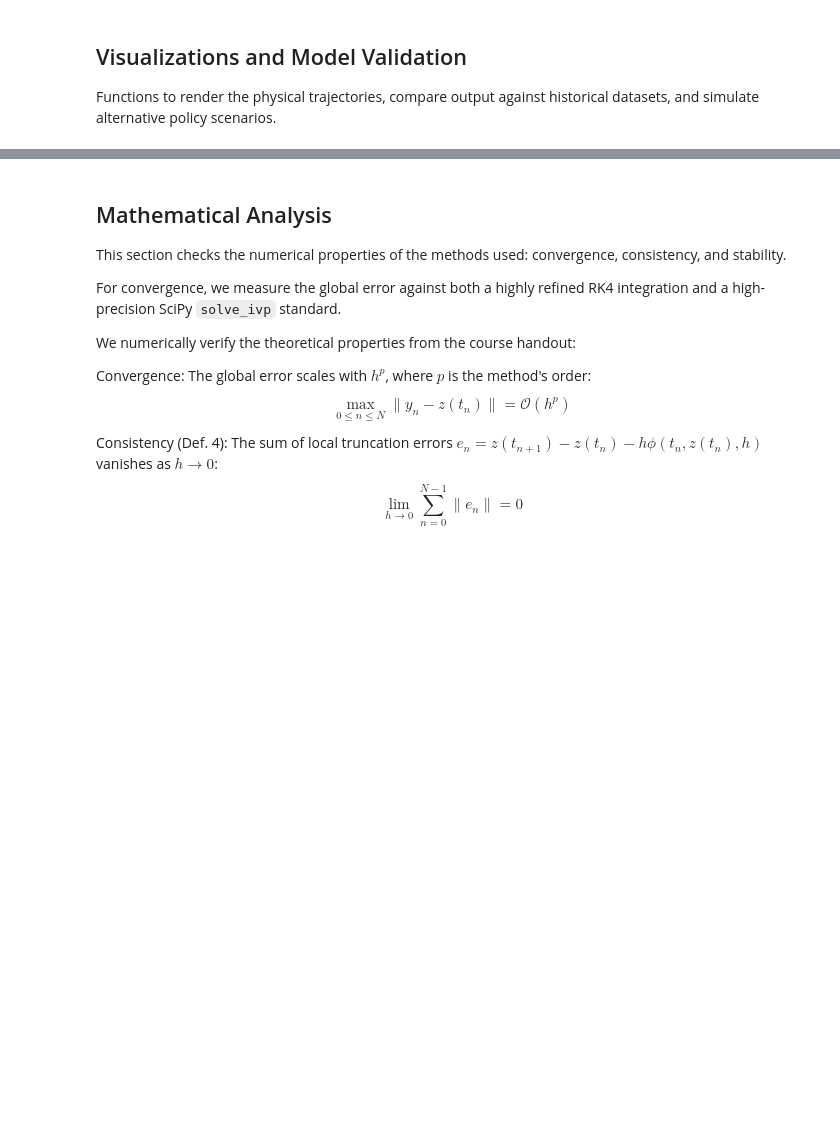
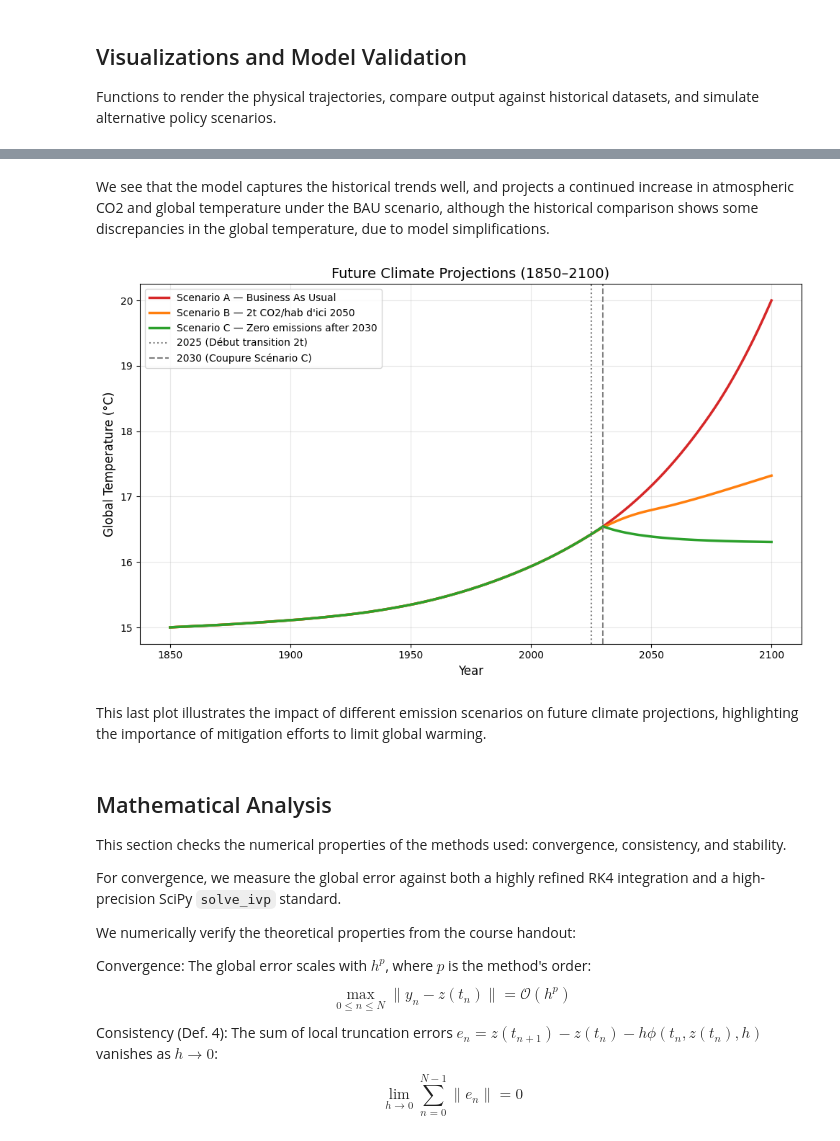
Before and after one commit to carlmonnaert/Carbon-Project, a Jupyter notebook: carbone_notebook.ipynb, the cells around one changed output, grey strips where cells are left out. Saved outputs shown, nothing was run; the diff lists cells and outputs as text; code cells hidden in the pictures; blank space fills up the shorter version.

```diff
--- a/carbone_notebook.ipynb
+++ b/carbone_notebook.ipynb
@@ -434,3 +475,11 @@ Finally, the scenario projection contrasts business as usual against an immediat
+# %% [markdown]
+We see that the model captures the historical trends well, and projects a continued increase in atmospheric CO2 and global temperature under the BAU scenario, although the historical comparison shows some discrepancies in the global temperature, due to model simplifications.
+# %%
+plot_scenarios()
+# %% [output]
+[figure, added]
+# %% [markdown]
+This last plot illustrates the impact of different emission scenarios on future climate projections, highlighting the importance of mitigation efforts to limit global warming.
 # %% [markdown]
 ## Mathematical Analysis
 This section checks the numerical properties of the methods used: convergence, consistency, and stability.
```
Also changed, not shown: parts of 10 cells of this notebook.
